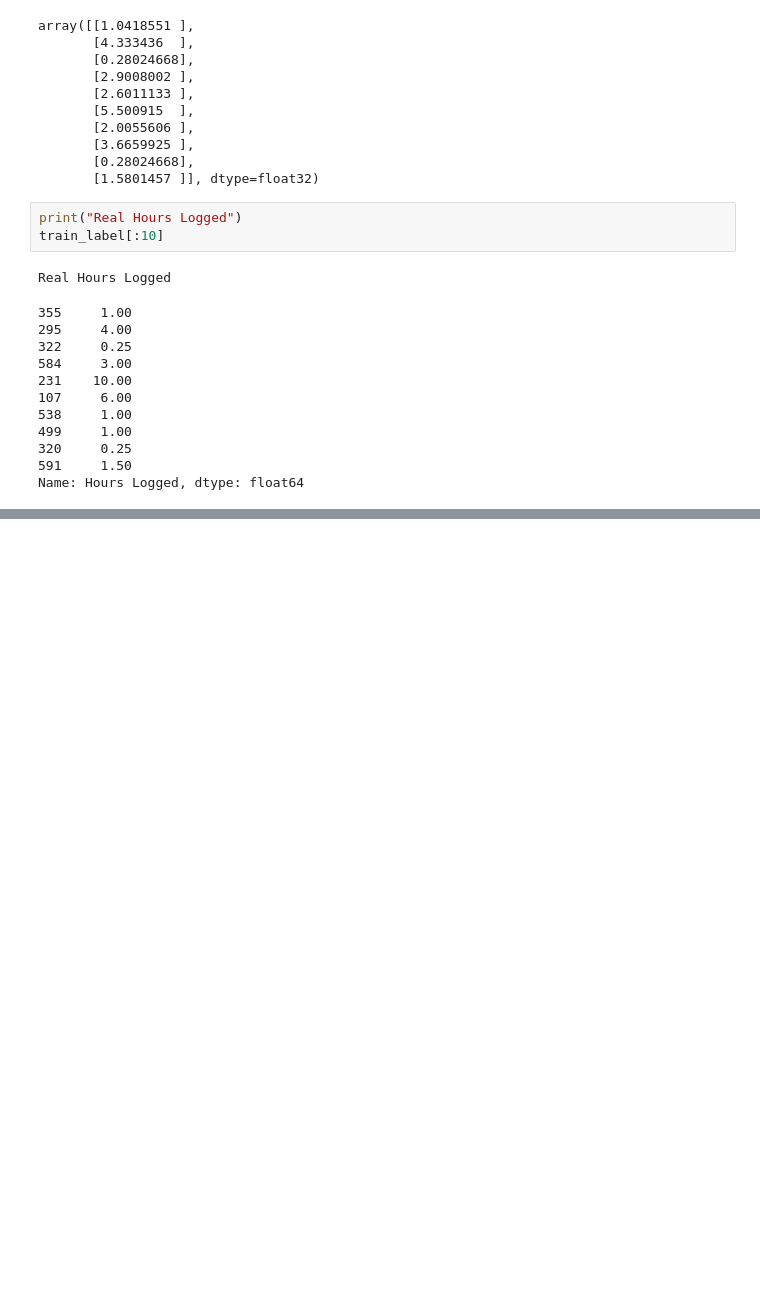
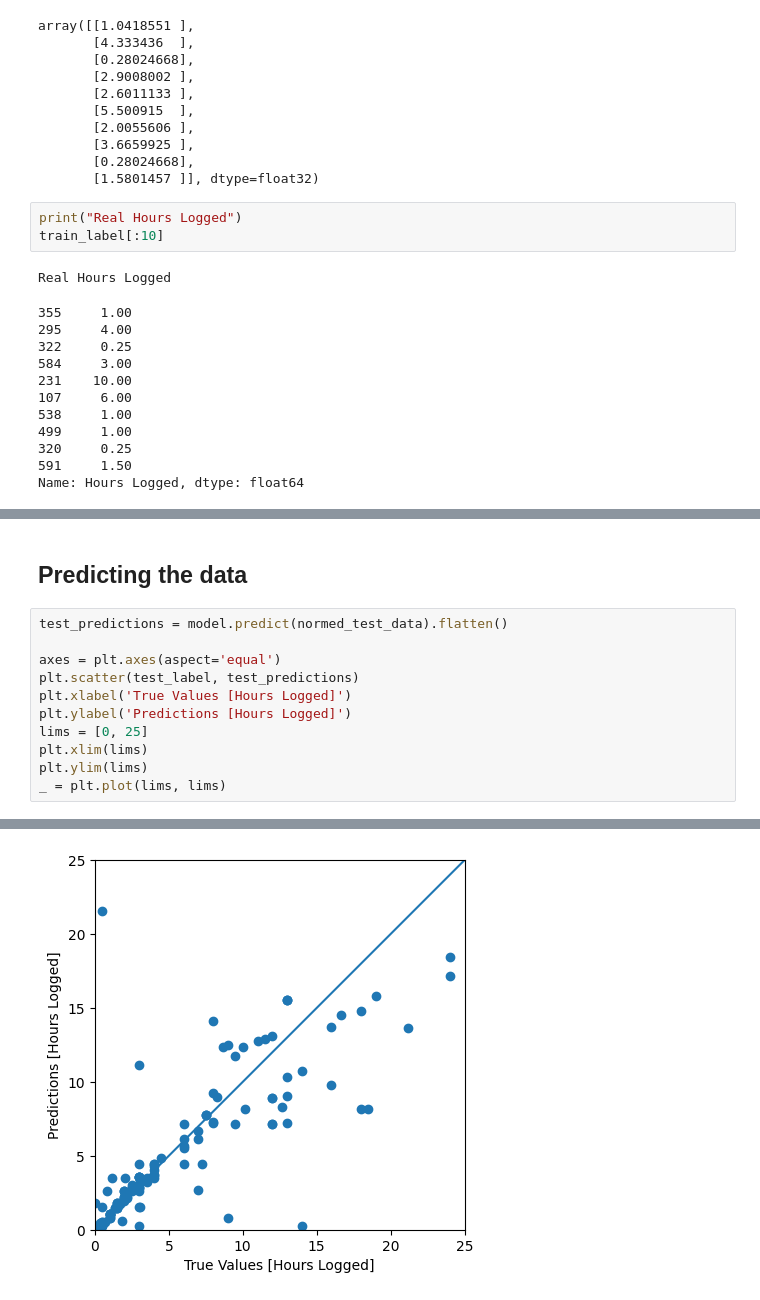
Before and after one commit to fransbompart/internship_UCAB, a Jupyter notebook: script_neural_network.ipynb, the cells around one changed output, grey strips where cells are left out. Drawn from its saved outputs; the diff is of its cells as text; blank space fills up the shorter version.

```diff
--- a/script_neural_network.ipynb
+++ b/script_neural_network.ipynb
@@ -348,0 +384,14 @@ Name: Hours Logged, dtype: float64
+# %% [markdown]
+## Predicting the data
+# %%
+test_predictions = model.predict(normed_test_data).flatten()
+
+axes = plt.axes(aspect='equal')
+plt.scatter(test_label, test_predictions)
+plt.xlabel('True Values [Hours Logged]')
+plt.ylabel('Predictions [Hours Logged]')
+lims = [0, 25]
+plt.xlim(lims)
+plt.ylim(lims)
+_ = plt.plot(lims, lims)
+# %% [output]
@@ -348,0 +399 @@ Name: Hours Logged, dtype: float64
+[figure, added]
```
Also changed, not shown: parts of 5 cells of this notebook.
